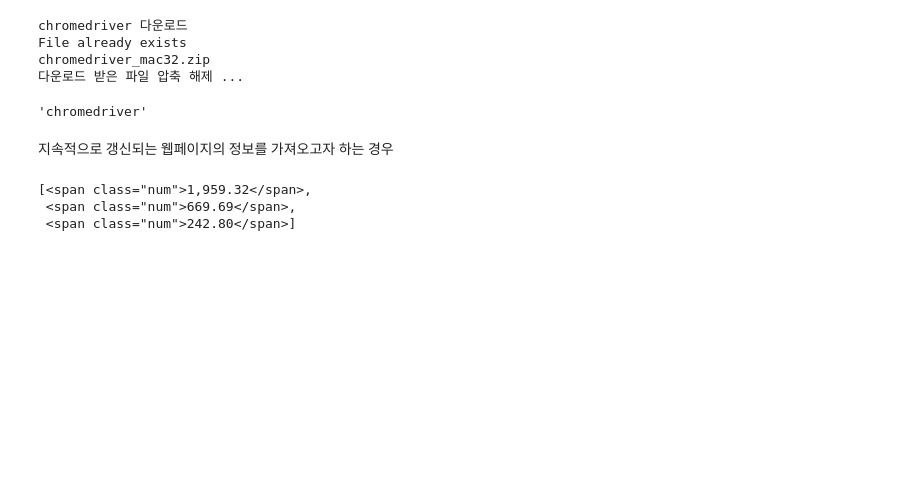
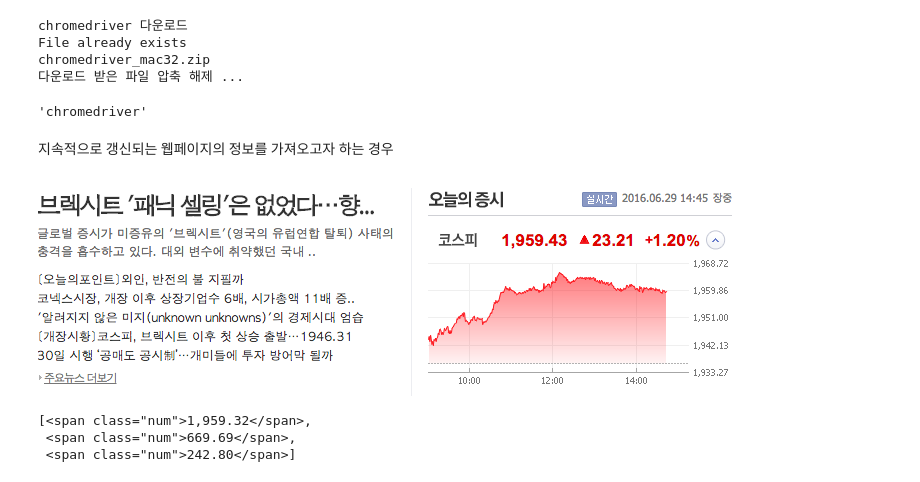
Before and after one commit to codebasic/learn-pyautomate, a Jupyter notebook: web/dynamic_webscrap.ipynb, the cells around one changed output. Drawn from its saved outputs; the diff is of its cells as text; code cells hidden in the pictures; blank space fills up the shorter version.

```diff
--- a/web/dynamic_webscrap.ipynb
+++ b/web/dynamic_webscrap.ipynb
@@ -12,6 +16,11 @@ chromedriver_mac32.zip
 'chromedriver'
 # %% [markdown]
 지속적으로 갱신되는 웹페이지의 정보를 가져오고자 하는 경우
+# %%
+from IPython.display import Image
+Image('naver_finance_shot.png')
+# %% [output]
+[figure, added]
 # %%
 target_url = 'http://finance.naver.com/'
 # %%
```
Also changed, not shown: parts of 2 cells of this notebook, 1 other file.
